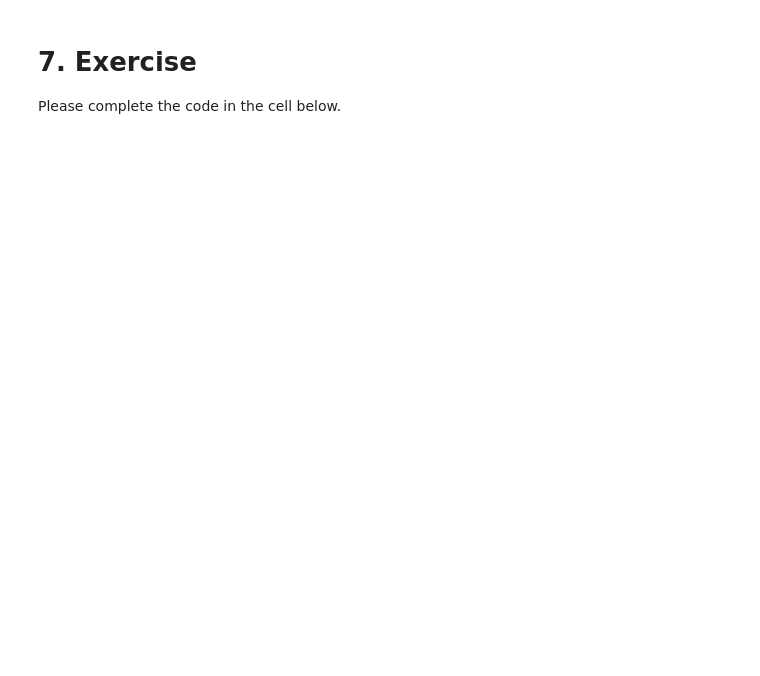
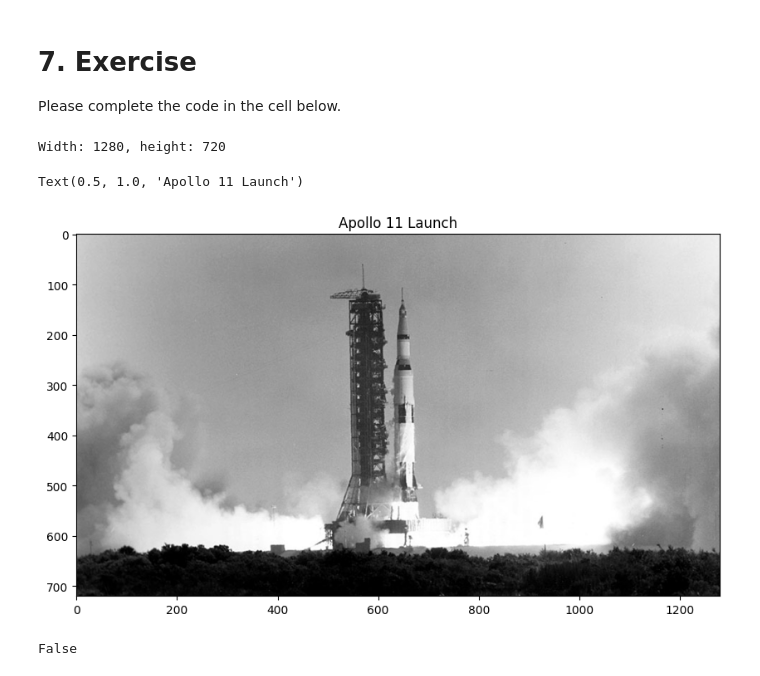
Before and after one commit to mgrana2c/Mastering-OpenCV-with-Python, a Jupyter notebook: Module 01/01_01_Reading_Displaying_Saving_Images.ipynb, the cells around one changed output. Saved outputs shown, nothing was run; the diff lists cells and outputs as text; code cells hidden in the pictures; blank space fills up the shorter version.

Commit message:
Finished Exercises of Module 1

```diff
--- a/Module 01/01_01_Reading_Displaying_Saving_Images.ipynb
+++ b/Module 01/01_01_Reading_Displaying_Saving_Images.ipynb
@@ -244,18 +248,31 @@ plt.title('Apollo-8-Launch.png', fontsize = 16);
 Please complete the code in the cell below.
 # %%
 # Read the image ('Apollo-11-launch.jpg') using OpenCV imread() as a grayscale image.
-# YOUR CODE HERE
+
+apollo11 = cv2.imread('Apollo-11-launch.jpg', 0)
 
 # Print the image width and height.
-# YOUR CODE HERE
+
+width = apollo11.shape[1]
+height = apollo11.shape[0]
+
+print(f'Width: {width}, height: {height}')
 
 
 # Display the image using matplotlib imshow().
-# plt.figure(figsize = [10, 10]);
-# YOUR CODE HERE
-
-# Save the image as a PNG file using OpenCV imwrite().
-# YOUR CODE HERE
+plt.figure(figsize = [10, 10]);
+plt.imshow(apollo11, cmap='gray')
+plt.title('Apollo 11 Launch')
+# %% [output]
+Width: 1280, height: 720
+Text(0.5, 1.0, 'Apollo 11 Launch')
+[figure, added]
+# %%
+
+# Save the image as a PNG file using OpenCV imwrite().
+cv2.imwrite('C:/Users/Miguel Granados C/OneDrive - Asesoftware S.A.S/Documentos/OpenCV Master/Mastering-OpenCV-with-Python/Module 01/visuals/Apollo-11-Launch.png', apollo11)
+# %% [output]
+False
 # %% [markdown]
 Your results should look similar to this.
 
```
Also changed, not shown: parts of 5 cells of this notebook.
